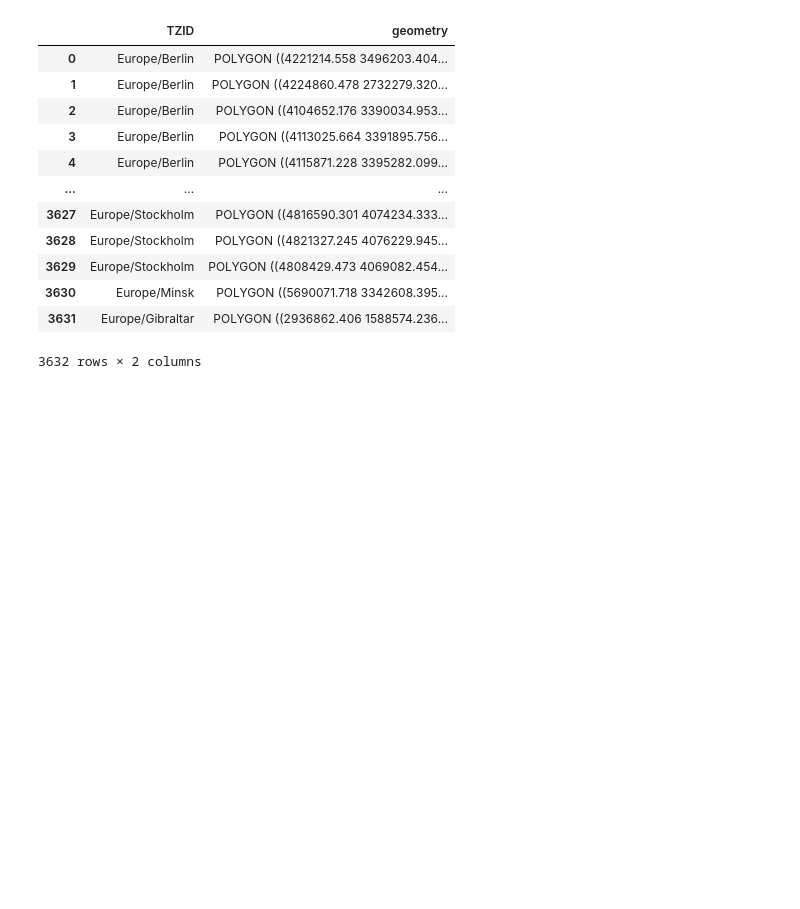
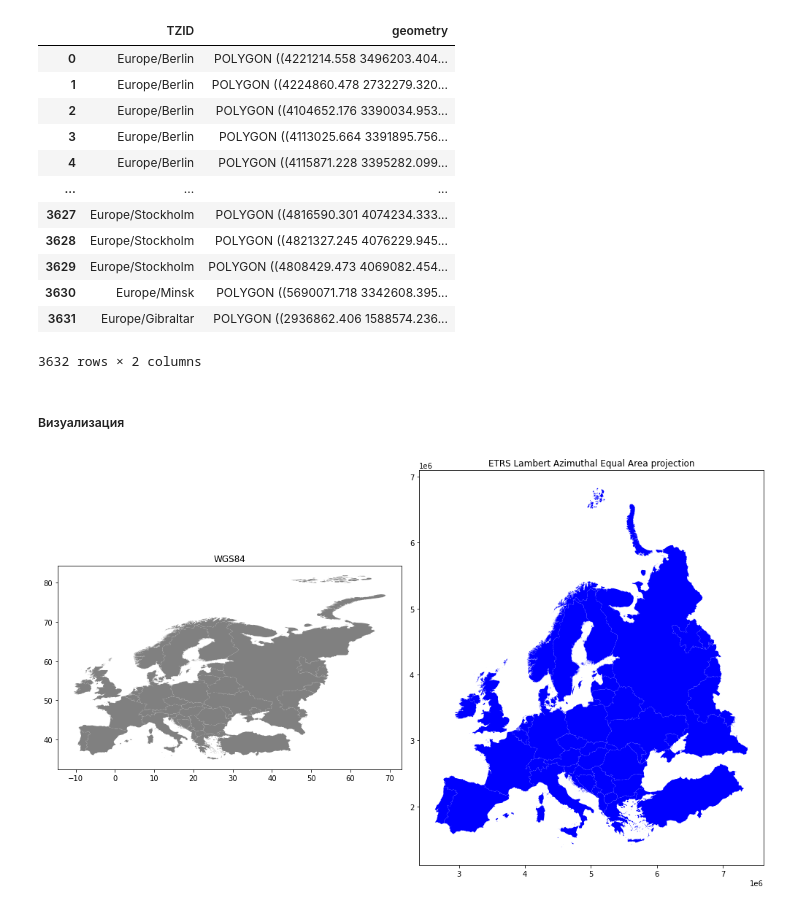
Before and after one commit to mongoy/AutoGISproc, a Jupyter notebook: LES_2/lesson2_2.ipynb, the cells around one changed output. Cells and saved outputs as stored; diff of their text form; code cells hidden in the pictures; blank space fills up the shorter version.

Commit message:
Add lesson2_2.ipynb Map projections & shp-files for this

```diff
--- a/LES_2/lesson2_2.ipynb
+++ b/LES_2/lesson2_2.ipynb
@@ -136,3 +137,27 @@ data
 | 3630 | Europe/Minsk | POLYGON ((5690071.718 3342608.395... |
 | 3631 | Europe/Gibraltar | POLYGON ((2936862.406 1588574.236... |
 3632 rows × 2 columns
+# %% [markdown]
+##### Визуализация
+# %%
+import matplotlib.pyplot as plt
+
+
+# подготовим бланки
+fig , (ax1, ax2) = plt.subplots(nrows=1, ncols=2, figsize=(14,12))
+# визуализация данных в проекции WGS84
+ax1.set_title("WGS84")
+data_WGS84.plot(ax=ax1, facecolor="grey")
+
+# визуализация данных в проекции "ETRS Lambert Azimuthal Equal Area projection"
+ax2.set_title("ETRS Lambert Azimuthal Equal Area projection")
+data.plot(ax=ax2, facecolor="blue")
+
+# Set aspect ratio as 1
+ax1.set_aspect(aspect=1)
+ax2.set_aspect(aspect=1)
+
+# Удалите пустое пространство вокруг участка
+plt.tight_layout()
+# %% [output]
+[figure, added]
```
Also changed, not shown: parts of 11 cells of this notebook, 27 other files.
